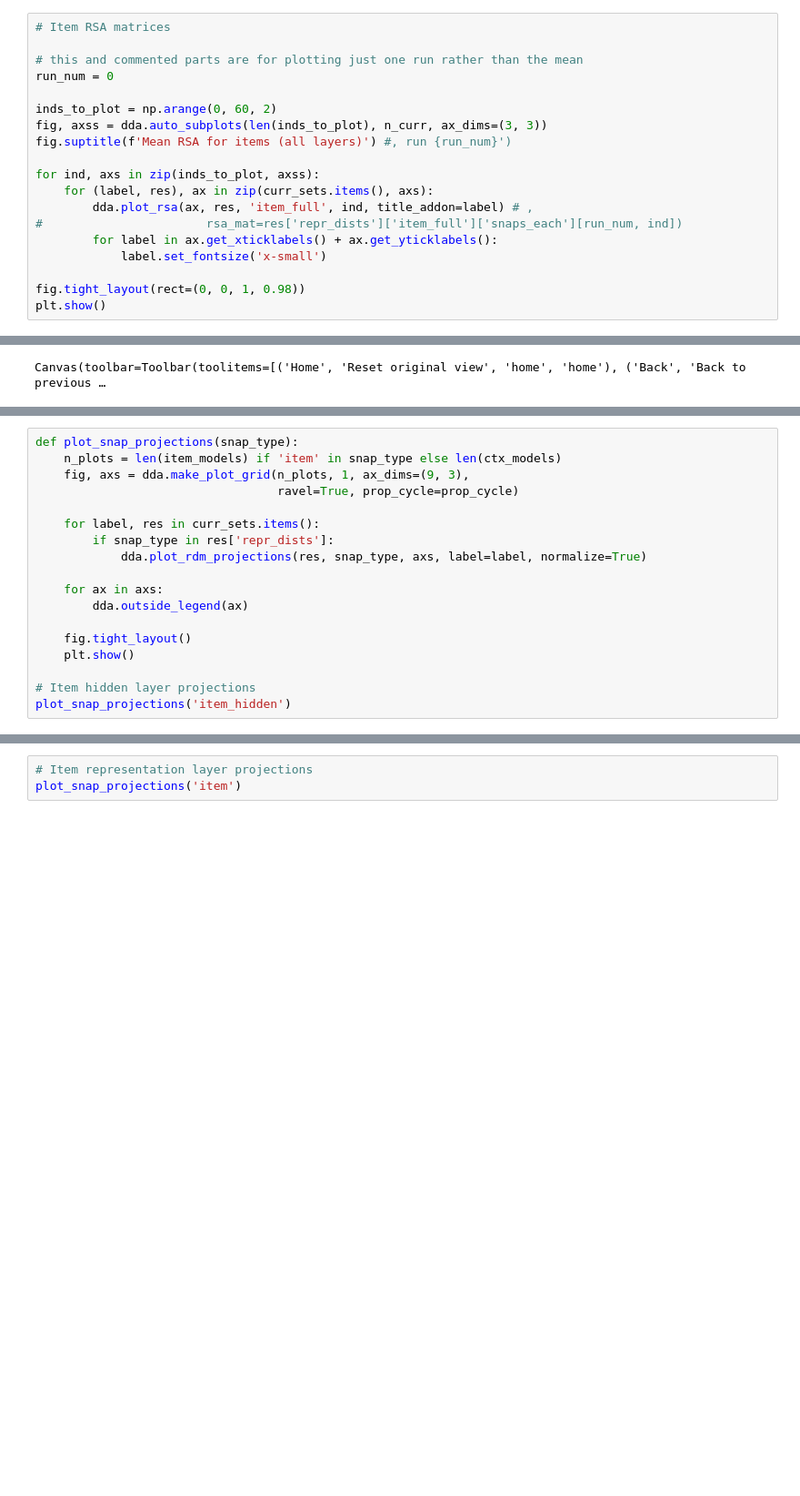
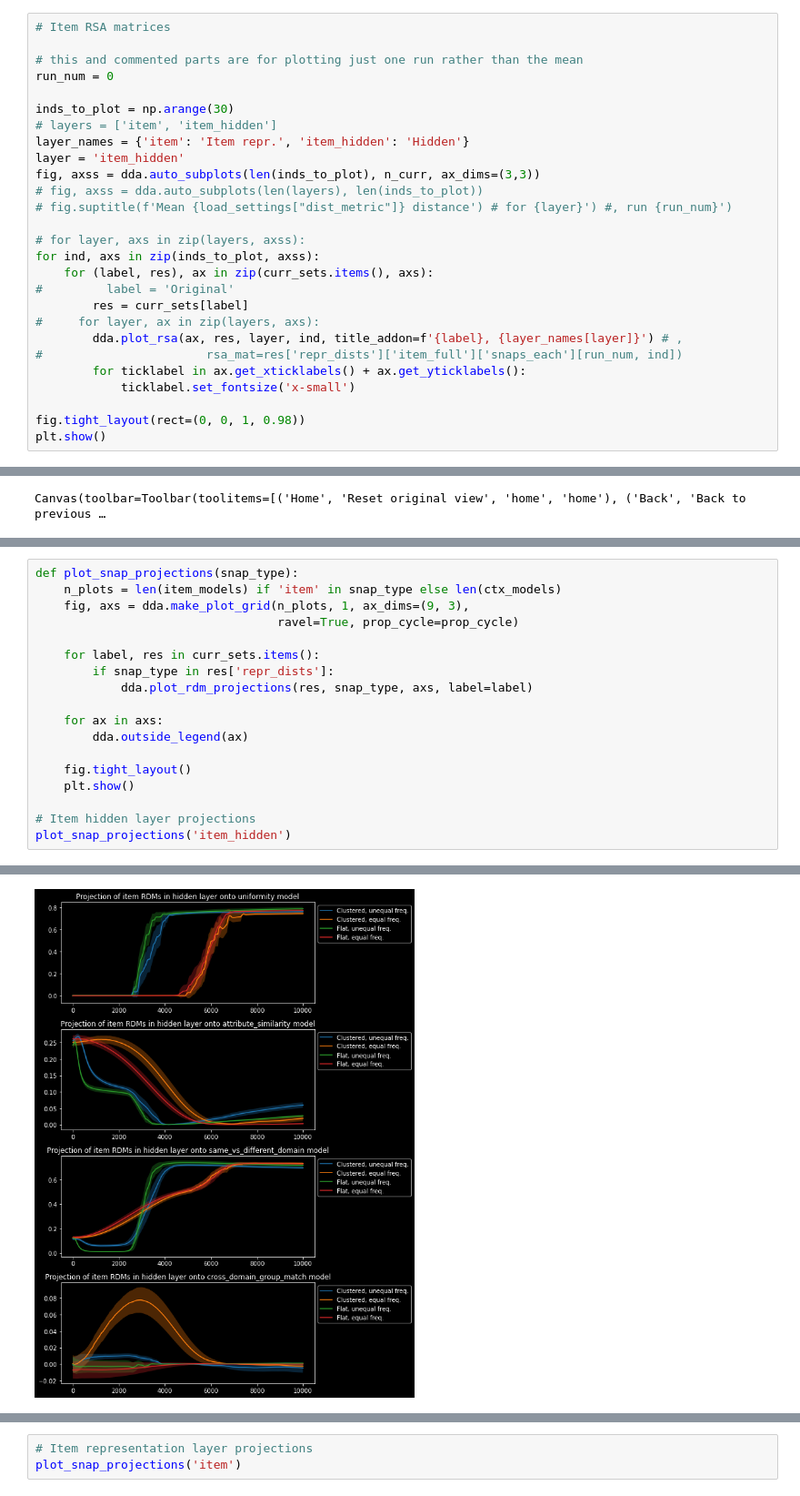
Before and after one commit to ethanbb/disjoint-domain, a Jupyter notebook: analyze_disjoint_nets.ipynb, the cells around one changed output, grey strips where cells are left out. Shown at 91% size. Saved outputs shown, nothing was run; the diff lists cells and outputs as text; blank space fills up the shorter version.

```diff
--- a/analyze_disjoint_nets.ipynb
+++ b/analyze_disjoint_nets.ipynb
@@ -213,16 +311,24 @@ Canvas(toolbar=Toolbar(toolitems=[('Home', 'Reset original view', 'home', 'home'
 # this and commented parts are for plotting just one run rather than the mean
 run_num = 0
 
-inds_to_plot = np.arange(0, 60, 2)
-fig, axss = dda.auto_subplots(len(inds_to_plot), n_curr, ax_dims=(3, 3))
-fig.suptitle(f'Mean RSA for items (all layers)') #, run {run_num}')
+inds_to_plot = np.arange(30)
+# layers = ['item', 'item_hidden']
+layer_names = {'item': 'Item repr.', 'item_hidden': 'Hidden'}
+layer = 'item_hidden'
+fig, axss = dda.auto_subplots(len(inds_to_plot), n_curr, ax_dims=(3,3))
+# fig, axss = dda.auto_subplots(len(layers), len(inds_to_plot))
+# fig.suptitle(f'Mean {load_settings["dist_metric"]} distance') # for {layer}') #, run {run_num}')
 
+# for layer, axs in zip(layers, axss):
 for ind, axs in zip(inds_to_plot, axss):
     for (label, res), ax in zip(curr_sets.items(), axs):
-        dda.plot_rsa(ax, res, 'item_full', ind, title_addon=label) # ,
+#         label = 'Original'
+        res = curr_sets[label]
+#     for layer, ax in zip(layers, axs):
+        dda.plot_rsa(ax, res, layer, ind, title_addon=f'{label}, {layer_names[layer]}') # ,
 #                       rsa_mat=res['repr_dists']['item_full']['snaps_each'][run_num, ind])
-        for label in ax.get_xticklabels() + ax.get_yticklabels():
-            label.set_fontsize('x-small')
+        for ticklabel in ax.get_xticklabels() + ax.get_yticklabels():
+            ticklabel.set_fontsize('x-small')
 
 fig.tight_layout(rect=(0, 0, 1, 0.98))
 plt.show()
@@ -319,7 +450,7 @@ def plot_snap_projections(snap_type):
 
     for label, res in curr_sets.items():
         if snap_type in res['repr_dists']:
-            dda.plot_rdm_projections(res, snap_type, axs, label=label, normalize=True)
+            dda.plot_rdm_projections(res, snap_type, axs, label=label)
 
     for ax in axs:
         dda.outside_legend(ax)
@@ -333,0 +464 @@ Canvas(toolbar=Toolbar(toolitems=[('Home', 'Reset original view', 'home', 'home'
+[figure, added]
```
Also changed, not shown: parts of 15 cells of this notebook, 4 other files.
